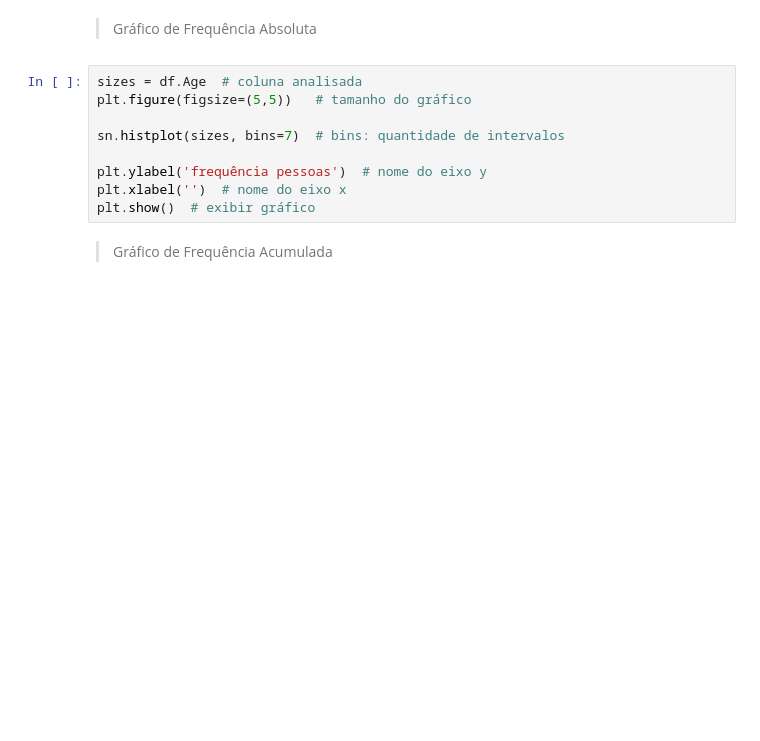
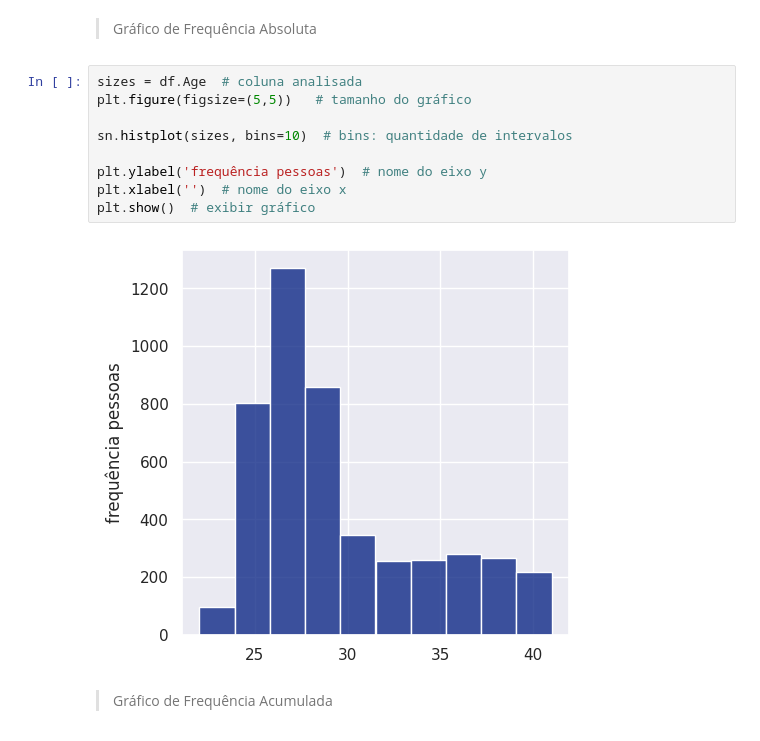
Before and after one commit to dayanebravo/Est_Graf_py, a Jupyter notebook: extensao.ipynb, the cells around one changed output. Saved outputs shown, nothing was run; the diff lists cells and outputs as text; blank space fills up the shorter version.

```diff
--- a/extensao.ipynb
+++ b/extensao.ipynb
@@ -137,12 +299,14 @@ plt.show() # exibir gráfico
 # %%
 sizes = df.Age  # coluna analisada
 plt.figure(figsize=(5,5))   # tamanho do gráfico
 
-sn.histplot(sizes, bins=7)  # bins: quantidade de intervalos
+sn.histplot(sizes, bins=10)  # bins: quantidade de intervalos
 
 plt.ylabel('frequência pessoas')  # nome do eixo y
 plt.xlabel('')  # nome do eixo x
 plt.show()  # exibir gráfico
+# %% [output]
+[figure, added]
 # %% [markdown]
 >Gráfico de Frequência Acumulada
 # %%
```
Also changed, not shown: parts of 110 cells of this notebook.
